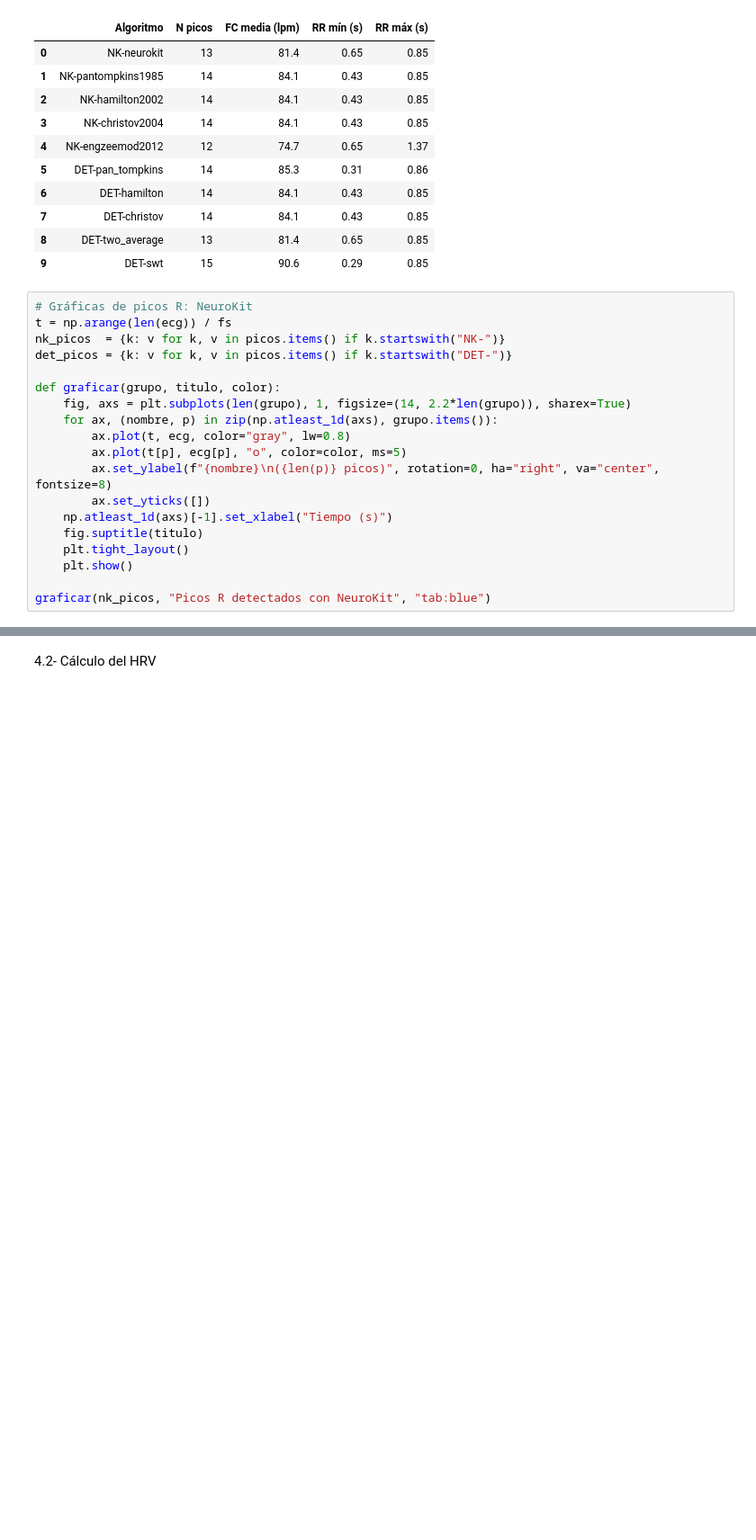
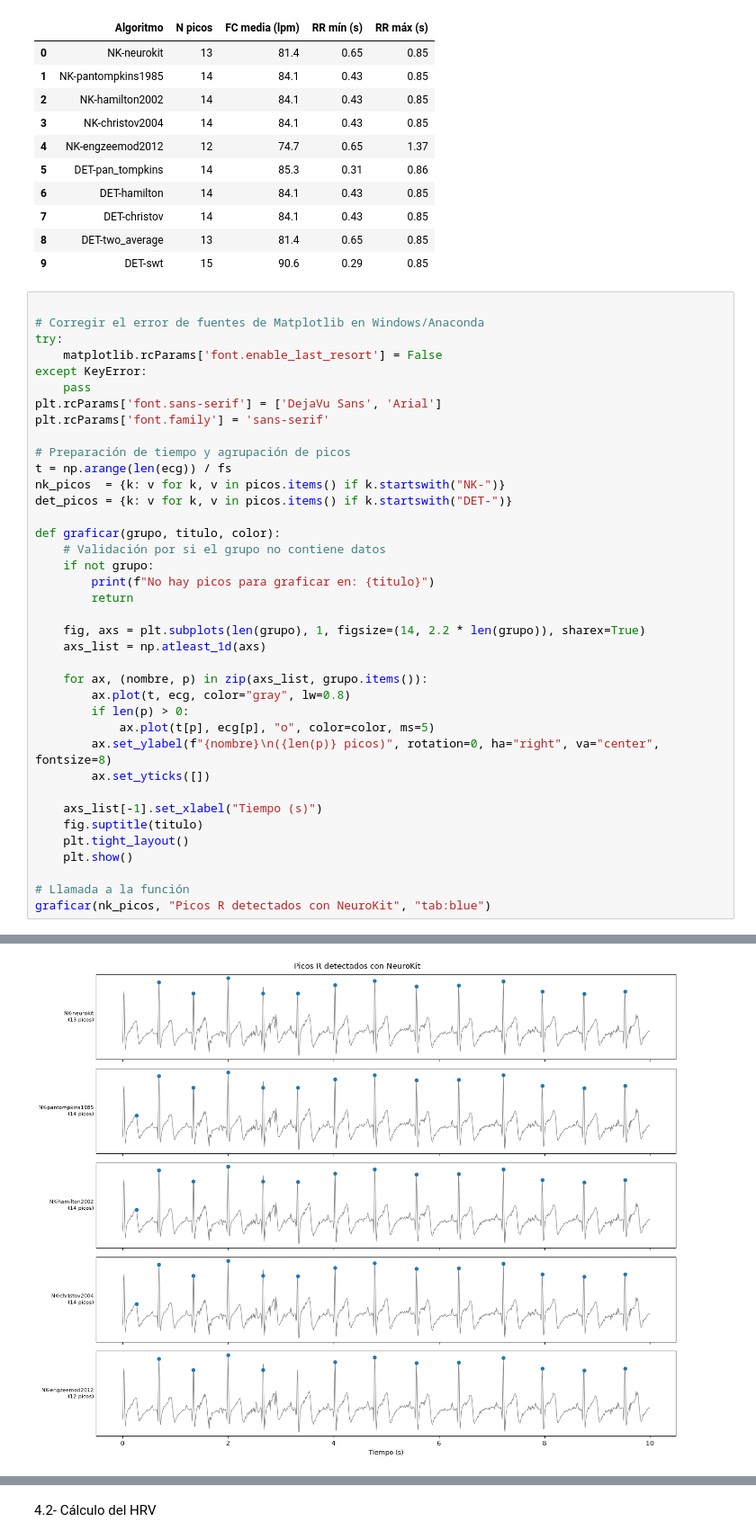
Before and after one commit to Lauren0407/Biosenales-LaurenCordero-AlmaOlea, a Jupyter notebook: Practica 4/Practica_Biopotenciales_AlmaOlea_LaurenCordero 2026-2.ipynb, the cells around one changed output, grey strips where cells are left out. Shown at 90% size. Cells and saved outputs as stored; diff of their text form; blank space fills up the shorter version.

```diff
--- a/Practica 4/Practica_Biopotenciales_AlmaOlea_LaurenCordero 2026-2.ipynb
+++ b/Practica 4/Practica_Biopotenciales_AlmaOlea_LaurenCordero 2026-2.ipynb
@@ -160,22 +161,41 @@ display(pd.DataFrame(filas))
 | 8 | DET-two_average | 13 | 81.4 | 0.65 | 0.85 |
 | 9 | DET-swt | 15 | 90.6 | 0.29 | 0.85 |
 # %%
-# Gráficas de picos R: NeuroKit
+
+# Corregir el error de fuentes de Matplotlib en Windows/Anaconda
+try:
+    matplotlib.rcParams['font.enable_last_resort'] = False
+except KeyError:
+    pass
+plt.rcParams['font.sans-serif'] = ['DejaVu Sans', 'Arial']
+plt.rcParams['font.family'] = 'sans-serif'
+
+# Preparación de tiempo y agrupación de picos
 t = np.arange(len(ecg)) / fs
 nk_picos  = {k: v for k, v in picos.items() if k.startswith("NK-")}
 det_picos = {k: v for k, v in picos.items() if k.startswith("DET-")}
 
 def graficar(grupo, titulo, color):
-    fig, axs = plt.subplots(len(grupo), 1, figsize=(14, 2.2*len(grupo)), sharex=True)
-    for ax, (nombre, p) in zip(np.atleast_1d(axs), grupo.items()):
+    # Validación por si el grupo no contiene datos
+    if not grupo:
+        print(f"No hay picos para graficar en: {titulo}")
+        return
+
+    fig, axs = plt.subplots(len(grupo), 1, figsize=(14, 2.2 * len(grupo)), sharex=True)
+    axs_list = np.atleast_1d(axs)
+
+    for ax, (nombre, p) in zip(axs_list, grupo.items()):
         ax.plot(t, ecg, color="gray", lw=0.8)
-        ax.plot(t[p], ecg[p], "o", color=color, ms=5)
+        if len(p) > 0:
+            ax.plot(t[p], ecg[p], "o", color=color, ms=5)
         ax.set_ylabel(f"{nombre}\n({len(p)} picos)", rotation=0, ha="right", va="center", fontsize=8)
         ax.set_yticks([])
-    np.atleast_1d(axs)[-1].set_xlabel("Tiempo (s)")
+
+    axs_list[-1].set_xlabel("Tiempo (s)")
     fig.suptitle(titulo)
     plt.tight_layout()
     plt.show()
 
+# Llamada a la función
 graficar(nk_picos, "Picos R detectados con NeuroKit", "tab:blue")
 # %% [output]
@@ -187,3 +202,4 @@ FileNotFoundError: [Errno 2] No such file or directory: 'C:\\Users\\corde\\anaco
+[figure, added]
 # %%
 # Gráficas de picos R: Detectors
 graficar(det_picos, "Picos R detectados con Detectors", "tab:red")
```
Also changed, not shown: parts of 7 cells of this notebook.
